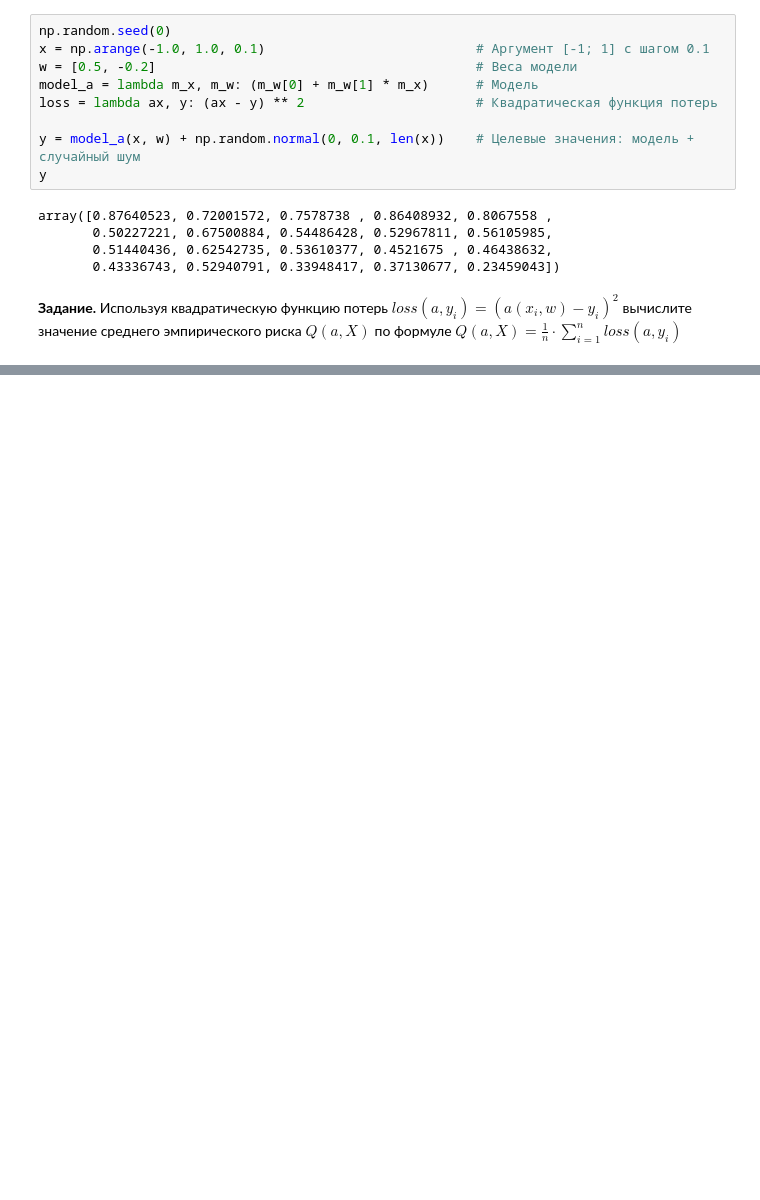
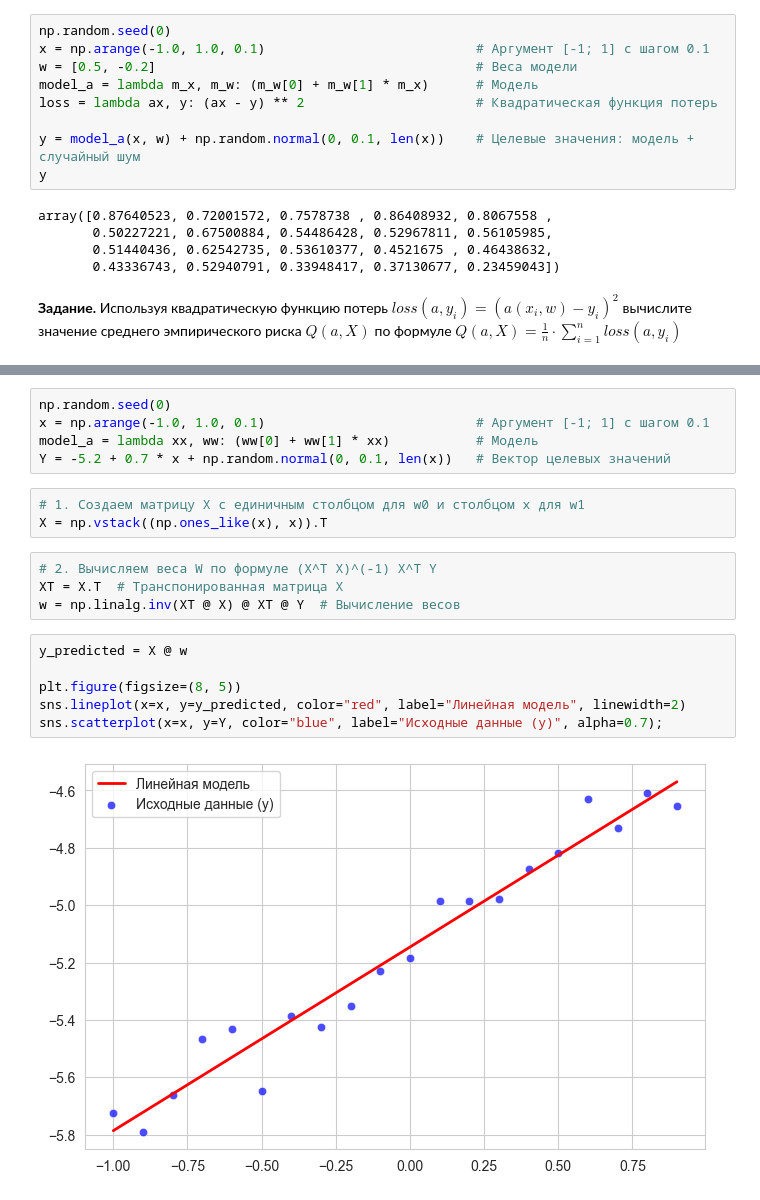
Before and after one commit to skv-analyst/education, a Jupyter notebook: ml-balakirev/01-intro/01-linear-models.ipynb, the cells around one changed output, grey strips where cells are left out. Drawn from its saved outputs; the diff is of its cells as text; blank space fills up the shorter version.

```diff
--- a/ml-balakirev/01-intro/01-linear-models.ipynb
+++ b/ml-balakirev/01-intro/01-linear-models.ipynb
@@ -41,0 +85,20 @@ MSE: 0.010469526728196498
+# %%
+np.random.seed(0)
+x = np.arange(-1.0, 1.0, 0.1)                           # Аргумент [-1; 1] с шагом 0.1
+model_a = lambda xx, ww: (ww[0] + ww[1] * xx)           # Модель
+Y = -5.2 + 0.7 * x + np.random.normal(0, 0.1, len(x))   # Вектор целевых значений
+# %%
+# 1. Создаем матрицу X с единичным столбцом для w0 и столбцом x для w1
+X = np.vstack((np.ones_like(x), x)).T
+# %%
+# 2. Вычисляем веса W по формуле (X^T X)^(-1) X^T Y
+XT = X.T  # Транспонированная матрица X
+w = np.linalg.inv(XT @ X) @ XT @ Y  # Вычисление весов
+# %%
+y_predicted = X @ w
+
+plt.figure(figsize=(8, 5))
+sns.lineplot(x=x, y=y_predicted, color="red", label="Линейная модель", linewidth=2)
+sns.scatterplot(x=x, y=Y, color="blue", label="Исходные данные (y)", alpha=0.7);
+# %% [output]
+[figure, added]
```
Also changed, not shown: parts of 9 cells of this notebook.
